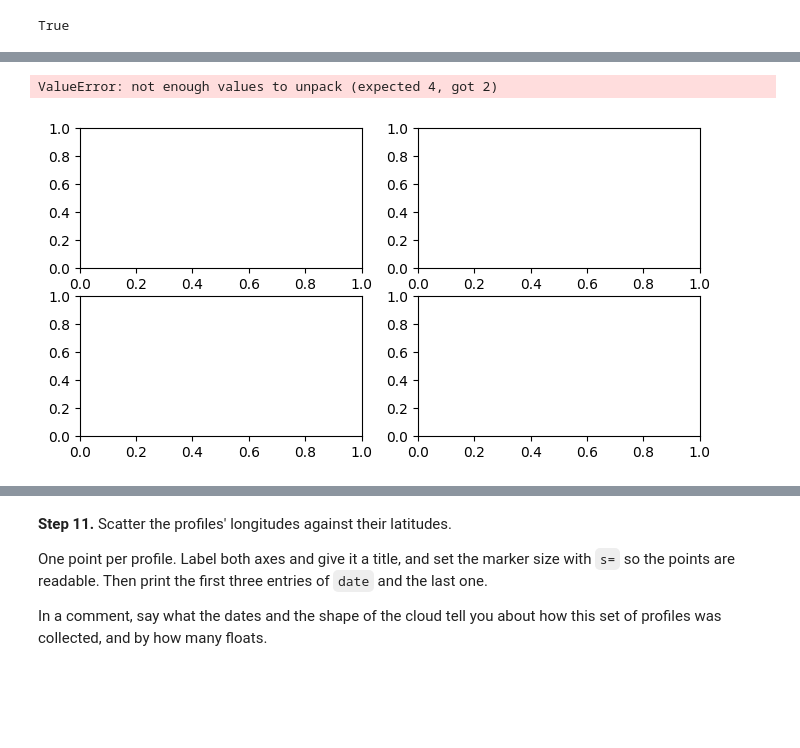
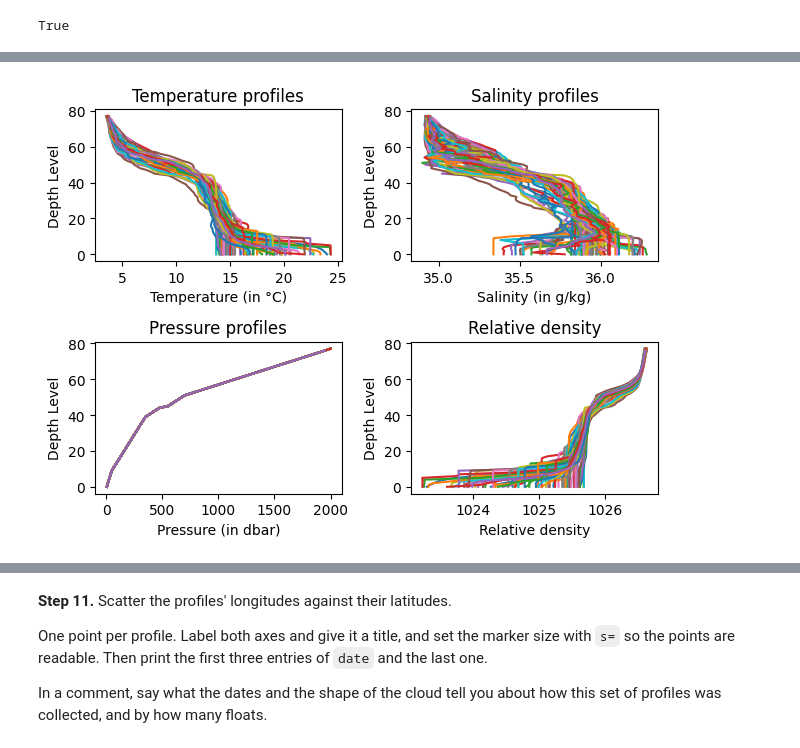
Before and after one commit to NilsChabloz/2026_Intro_Python, a Jupyter notebook: live/part-I/1.3-numpy-environmental-exercises.ipynb, the cells around one changed output, grey strips where cells are left out. Saved outputs shown, nothing was run; the diff lists cells and outputs as text; code cells hidden in the pictures; blank space fills up the shorter version.

```diff
--- a/live/part-I/1.3-numpy-environmental-exercises.ipynb
+++ b/live/part-I/1.3-numpy-environmental-exercises.ipynb
@@ -292,25 +290,33 @@ It will look messy, because 75 profiles are drawn on top of each other.
 
 <em>The salinity panel, as a check on yours. Label the axes and give each figure a title.</em>
 # %%
-fig, axes = plt.subplots(figsize=(8, 4), nrows=2, ncols=2)
-ax0, ax1, ax2, ax3 = axes
+fig, [[ax0, ax1], [ax2, ax3]] = plt.subplots(nrows=2, ncols=2)
 
 ax0.plot(temp_c, level)
 ax0.set_xlabel('Temperature (in °C)')
 ax0.set_ylabel('Depth Level')
-ax0.set_title('Temperature profiles at different locations')
+ax0.set_title('Temperature profiles')
 
 ax1.plot(salt, level)
 ax1.set_xlabel('Salinity (in g/kg)')
 ax1.set_ylabel('Depth Level')
-ax1.set_title('Salinity profiles at different locations')
+ax1.set_title('Salinity profiles')
+
+ax2.plot(pressure_dbar, level)
+ax2.set_xlabel('Pressure (in dbar)')
+ax2.set_ylabel('Depth Level')
+ax2.set_title('Pressure profiles')
+
+ax3.plot(rel_density, level)
+ax3.set_xlabel('Relative density')
+ax3.set_ylabel('Depth Level')
+ax3.set_title('Relative density')
 
 # squeeze everything in
 plt.tight_layout()
 plt.show()
 # %% [output]
-ValueError: not enough values to unpack (expected 4, got 2)
-[figure, old version]
+[figure, new version]
 # %%
 plt.figure()
 plt.plot(temp_c, level)
```
Also changed, not shown: parts of 10 cells of this notebook.
